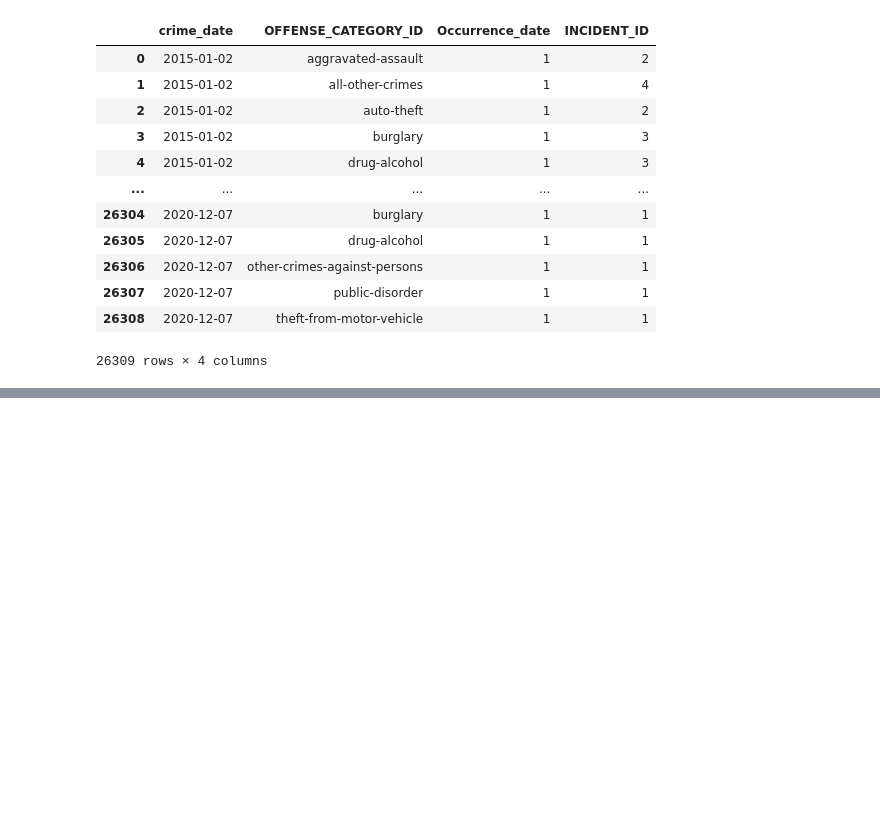
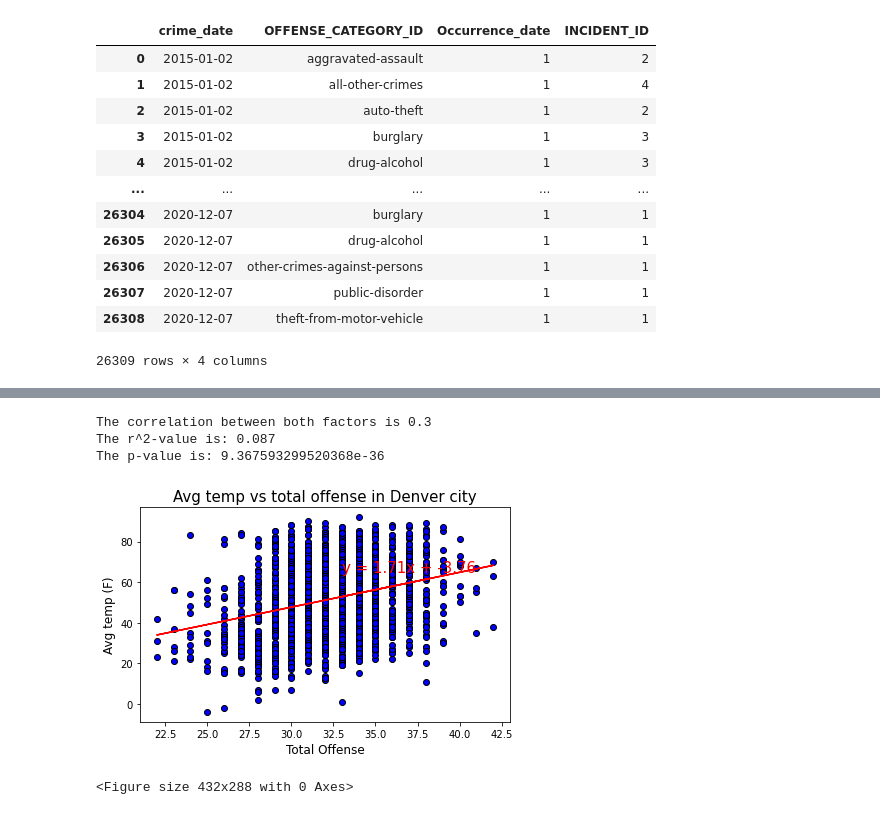
Before and after one commit to mnolker/Criminal_Weather_Denver, a Jupyter notebook: criminal_weather_merged.ipynb, the cells around one changed output, grey strips where cells are left out. Saved outputs shown, nothing was run; the diff lists cells and outputs as text; code cells hidden in the pictures; blank space fills up the shorter version.

Commit message:
updated merged w graphs

```diff
--- a/criminal_weather_merged.ipynb
+++ b/criminal_weather_merged.ipynb
@@ -105,7 +107,13 @@ criminal_weather_merged = criminal_weather_merged[['Date','total_offenses','aggr
                                                              'robbery','sexual-assault', 'theft-from-motor-vehicle',\
                                                              'white-collar-crime','Avg temperature (F)','Precip Inches',\
                                                              'Cloud Cover', 'Wind Speed(Miles)',]]
-print(criminal_weather_merged['Date'].min())
-print(criminal_weather_merged['Date'].max())
+
+criminal_weather_merged["Date"] = pd.to_datetime(criminal_weather_merged["Date"], format='%Y-%m-%d')
+criminal_weather_merged = criminal_weather_merged.set_index('Date')
+
+criminal_weather_merged["Year"]=criminal_weather_merged.index.year
+criminal_weather_merged["Month"]=criminal_weather_merged.index.month
+#print(criminal_weather_merged['Date'].min())
+#print(criminal_weather_merged['Date'].max())
 criminal_weather_merged
 # %% [output]
@@ -126,0 +147,28 @@ criminal_weather_merged
+# %%
+def linear(x_axis,y_axis,x_label,y_label,title,eq_position,output):
+
+    plt.scatter(x_axis,y_axis,color="b",edgecolors="k",alpha=1)
+    plt.xlabel(x_label,fontsize=12)
+    plt.ylabel(y_label,fontsize=12)
+    plt.title(title,fontsize=15)
+    plt.tight_layout()
+    correlation=stats.pearsonr(x_axis,y_axis)
+    print(f"The correlation between both factors is {round(correlation[0],2)}")
+    (slope, intercept, rvalue, pvalue, stderr) = linregress(x_axis,y_axis)
+    regress_values = x_axis * slope + intercept
+    line_eq = "y = " + str(round(slope,2)) + "x + " + str(round(intercept,2))
+    plt.plot(x_axis,regress_values,"r")
+    plt.annotate(line_eq,eq_position,fontsize=15,color='r')
+    print(f"The r^2-value is: {round(rvalue**2,3)}")
+    print(f"The p-value is: {pvalue}")
+    plt.show()
+    plt.savefig(f'graphs/Scatter_{output}.png')
+    return
+# %%
+linear(criminal_weather_merged["total_offenses"],criminal_weather_merged["Avg temperature (F)"],"Total Offense","Avg temp (F)","Avg temp vs total offense in Denver city",(33,65),'offense_vs_temp')
+# %% [output]
+The correlation between both factors is 0.3
+The r^2-value is: 0.087
+The p-value is: 9.367593299520368e-36
+[figure, added]
+<Figure size 432x288 with 0 Axes>
```
Also changed, not shown: parts of 17 cells of this notebook, 9 other files.
